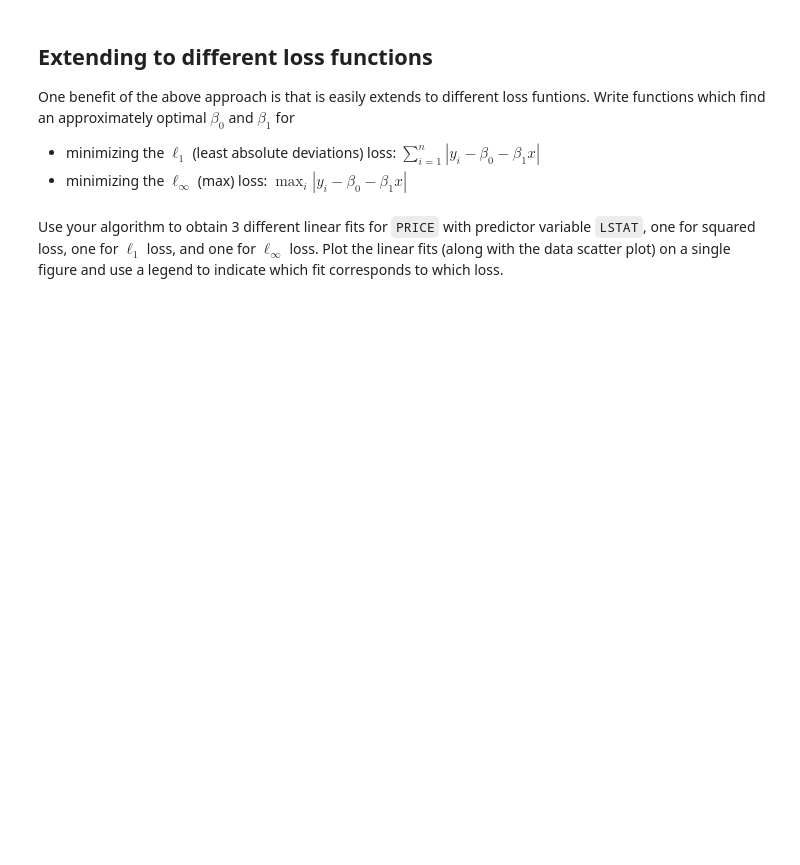
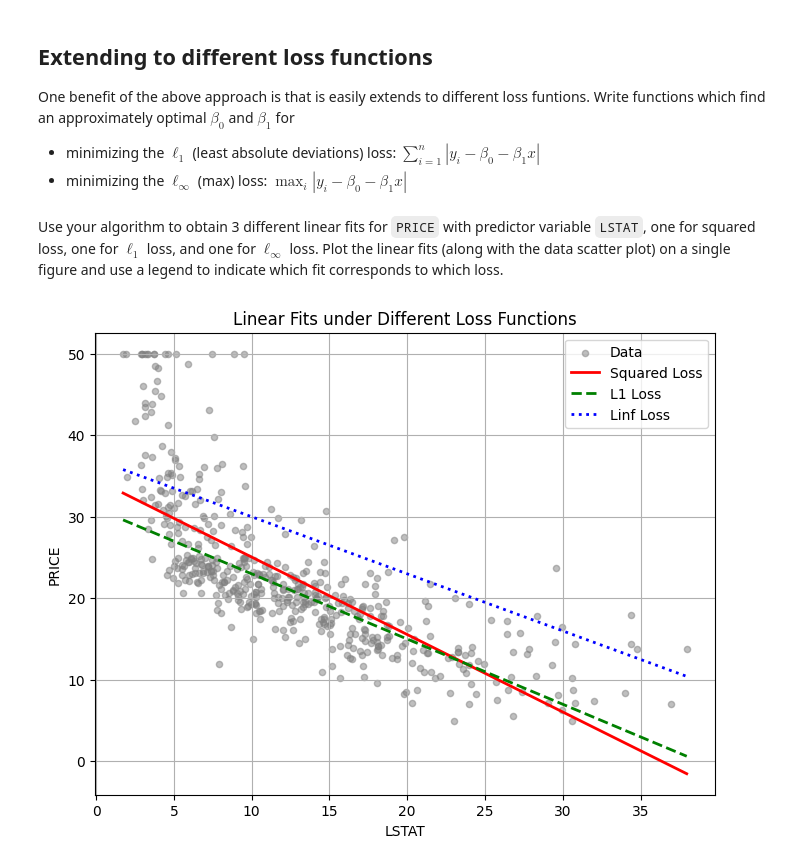
Before and after one commit to ivanearisty/obsidian, a Jupyter notebook: Classes + Uni/Machine Learning/demos/Copy_of_ML_Spring_25_Lab_1_Updated.ipynb, the cells around one changed output. Cells and saved outputs as stored; diff of their text form; code cells hidden in the pictures; blank space fills up the shorter version.

```diff
--- a/Classes + Uni/Machine Learning/demos/Copy_of_ML_Spring_25_Lab_1_Updated.ipynb
+++ b/Classes + Uni/Machine Learning/demos/Copy_of_ML_Spring_25_Lab_1_Updated.ipynb
@@ -240,2 +320,33 @@ def fit_approx_max(x,y):
 # %% [markdown]
 Use your algorithm to obtain 3 different linear fits for `PRICE` with predictor variable `LSTAT`, one for squared loss, one for $\ell_1$ loss, and one for $\ell_\infty$ loss. Plot the linear fits (along with the data scatter plot) on a single figure and use a legend to indicate which fit corresponds to which loss.
+# %%
+# Obtain the three fits for LSTAT vs. PRICE
+
+# Squared loss fit
+b0_sq, b1_sq, loss_sq = fit_linear(x_lstat, y_price)
+
+# Least absolute deviations (L1) loss fit
+b0_l1, b1_l1, loss_l1 = fit_approx_l1(x_lstat, y_price)
+
+# Maximum (Linf) loss fit
+b0_max, b1_max, loss_max = fit_approx_max(x_lstat, y_price)
+
+# Plot all fits together with the original data scatter plot
+plt.figure(figsize=(8,6))
+plt.scatter(x_lstat, y_price, s=20, color='gray', alpha=0.5, label='Data')
+
+# Use the provided sorted_idx to plot the lines in order
+sorted_x = x_lstat[sorted_idx]
+
+plt.plot(sorted_x, b0_sq + b1_sq * sorted_x, 'r-', linewidth=2, label='Squared Loss')
+plt.plot(sorted_x, b0_l1 + b1_l1 * sorted_x, 'g--', linewidth=2, label='L1 Loss')
+plt.plot(sorted_x, b0_max + b1_max * sorted_x, 'b:', linewidth=2, label='Linf Loss')
+
+plt.xlabel('LSTAT')
+plt.ylabel('PRICE')
+plt.title('Linear Fits under Different Loss Functions')
+plt.legend()
+plt.grid(True)
+plt.show()
+# %% [output]
+[figure, added]
```
Also changed, not shown: parts of 7 cells of this notebook.
